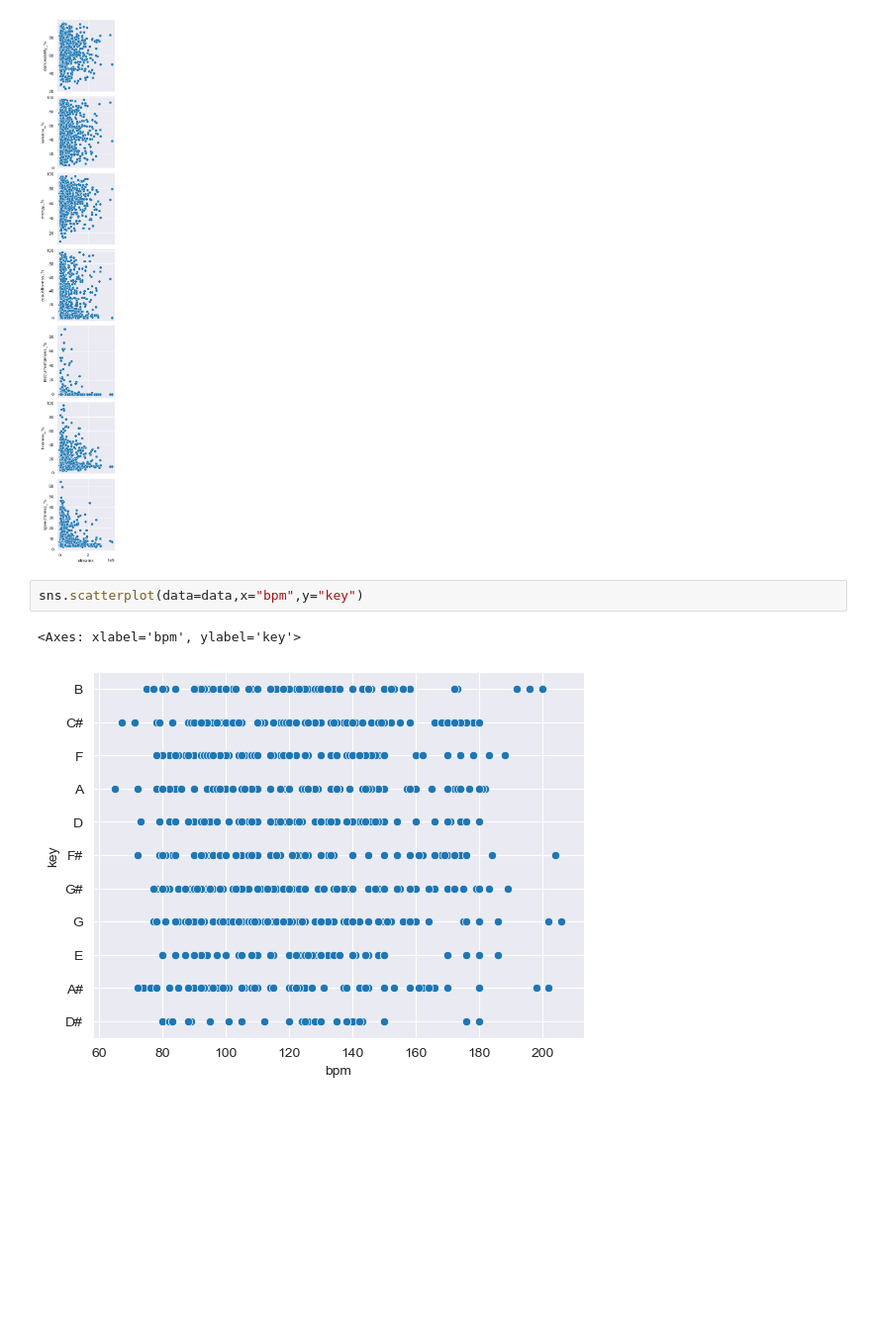
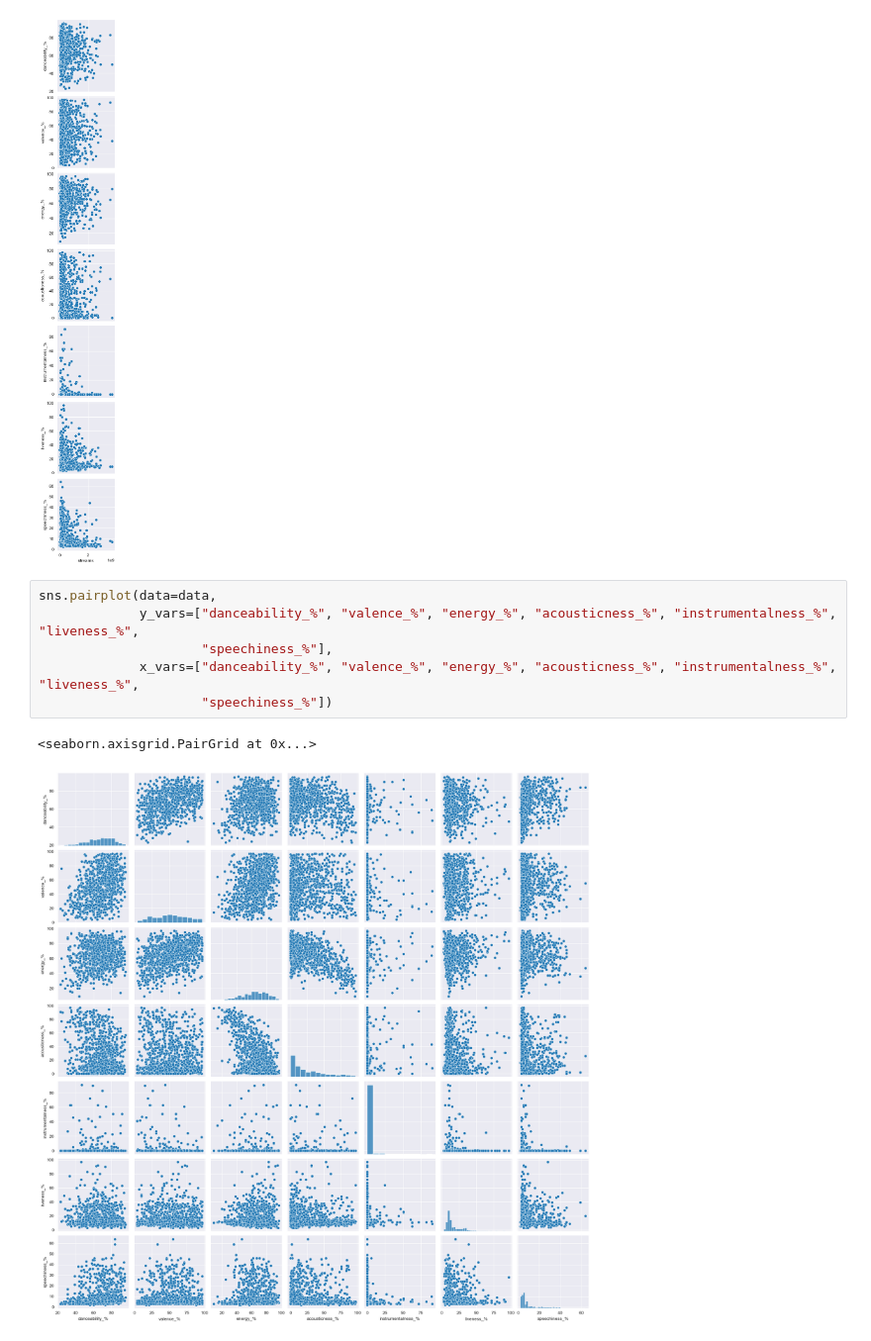
Before and after one commit to Toffuh/project-aids, a Jupyter notebook: Spotify.ipynb, the cells around one changed output. Shown at 99% size. Cells and saved outputs as stored; diff of their text form; blank space fills up the shorter version.

Commit message:
add more spotify and remove old dataset data

```diff
--- a/Spotify.ipynb
+++ b/Spotify.ipynb
@@ -53,7 +53,11 @@ sns.pairplot(data=data,
 <seaborn.axisgrid.PairGrid at 0x...>
 [figure]
 # %%
-sns.scatterplot(data=data,x="bpm",y="key")
+sns.pairplot(data=data,
+             y_vars=["danceability_%", "valence_%", "energy_%", "acousticness_%", "instrumentalness_%", "liveness_%",
+                     "speechiness_%"],
+             x_vars=["danceability_%", "valence_%", "energy_%", "acousticness_%", "instrumentalness_%", "liveness_%",
+                     "speechiness_%"])
 # %% [output]
-<Axes: xlabel='bpm', ylabel='key'>
+<seaborn.axisgrid.PairGrid at 0x...>
-[figure, old version]
+[figure, new version]
```
Also changed, not shown: parts of 1 cell of this notebook, 9 other files.
